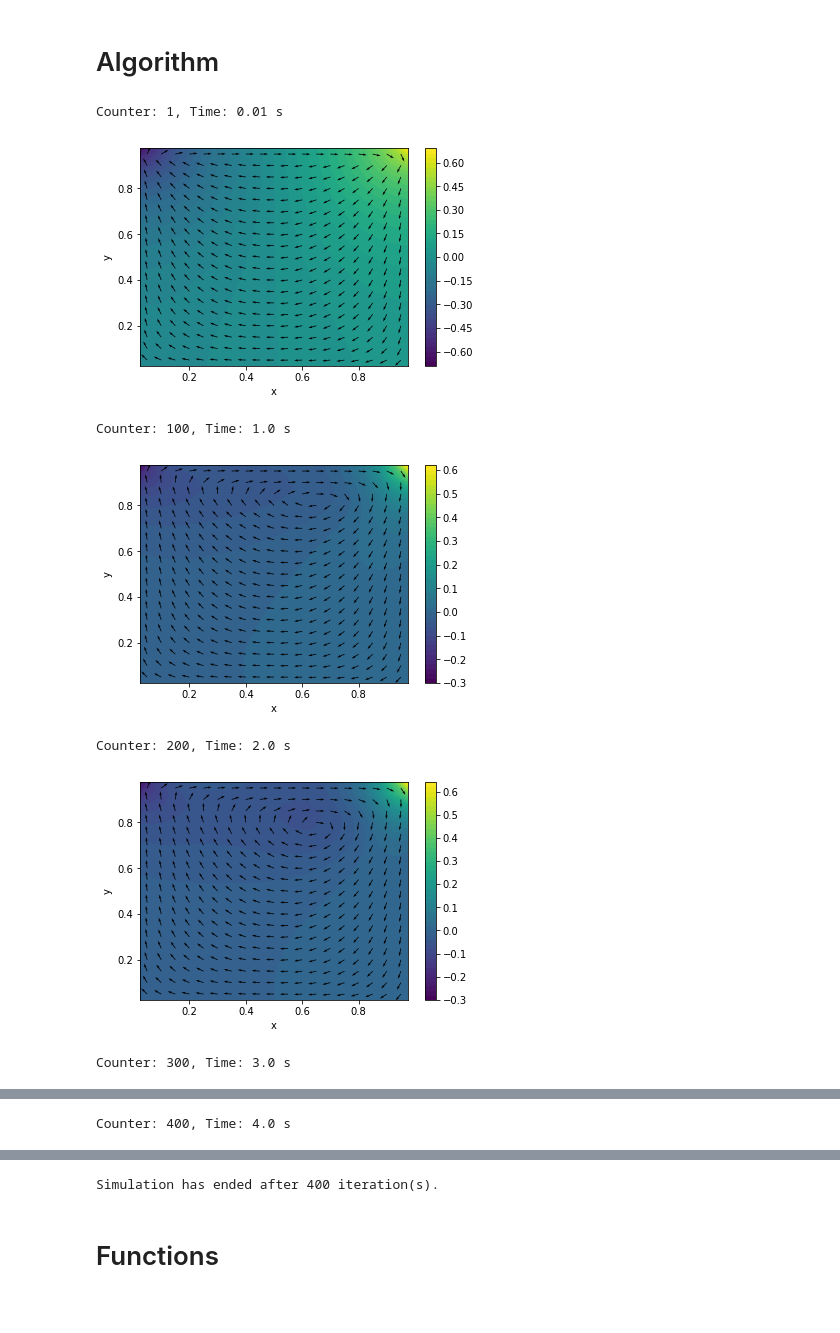
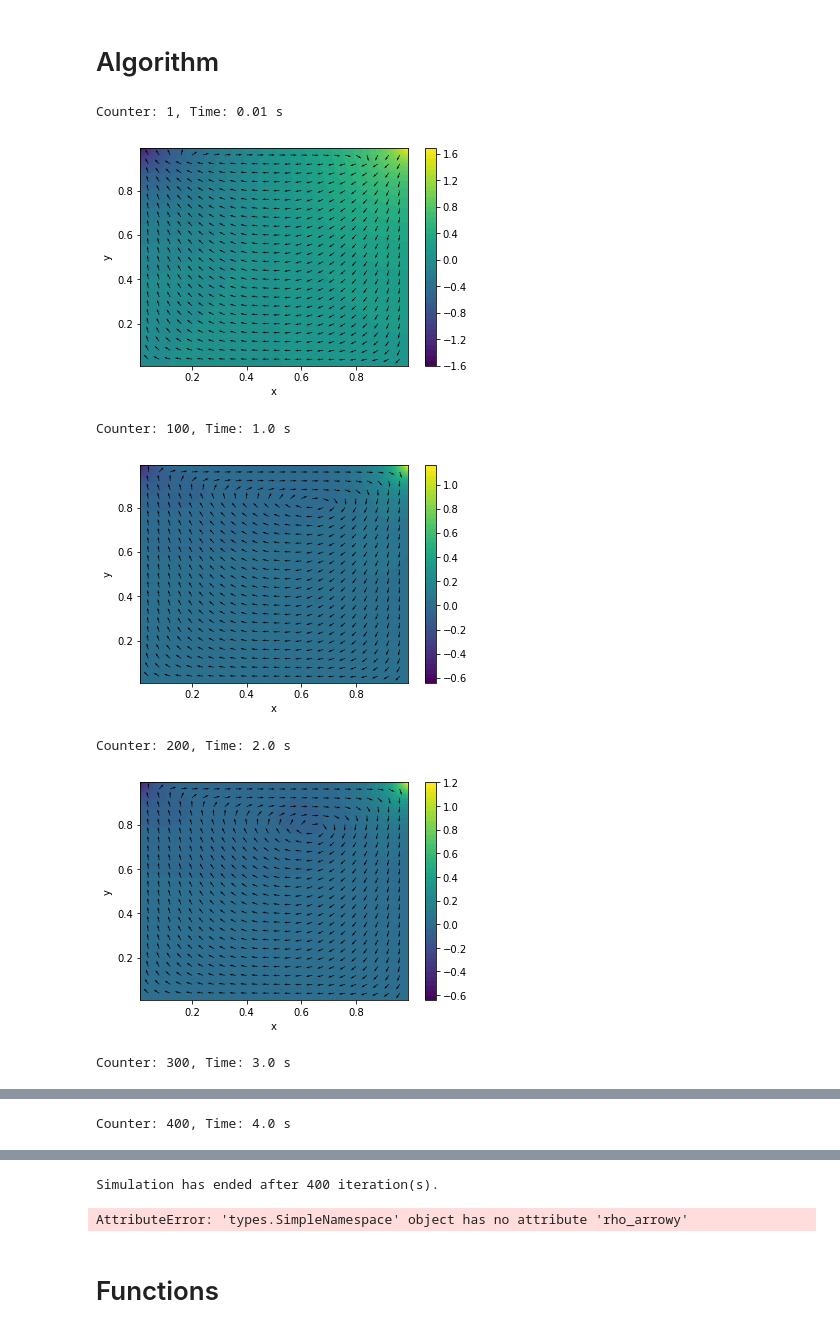
Before and after one commit to VHeusinkveld/2D_Incompressible_NV_Solver-CP4, a Jupyter notebook: navier_stokes.ipynb, the cells around one changed output, grey strips where cells are left out. Cells and saved outputs as stored; diff of their text form; code cells hidden in the pictures.

Commit message:
Added denisty control for arrows in quiver plot, such that they are more clearly visible.

```diff
--- a/navier_stokes.ipynb
+++ b/navier_stokes.ipynb
@@ -17,15 +17,18 @@ from types import SimpleNamespace
 const = SimpleNamespace() # Proposal const -> cst
 par = SimpleNamespace()
 
-const.Re = 1e2     # Reynolds number
-const.dt = 1e-2    # time step
-const.tf = 4e0    # final time
-const.lx = 1       # width of box
-const.ly = 1       # height of box
-const.nx = 20      # number of x-gridpoints
-const.ny = 20    # number of y-gridpoints
+const.Re = 1e2      # Reynolds number
+const.dt = 1e-2     # time step
+const.tf = 4e0      # final time
+const.lx = 1        # width of box
+const.ly = 1        # height of box
+const.nx = 50       # number of x-gridpoints
+const.ny = 50       # number of y-gridpoints
 const.nsteps = 100  # number of steps with graphic output
 
+const.rho_arrow = 20 # Density of arrows in quiver plot per unit length l
+const.rho_arrowx = int(np.max((np.round(const.nx/(const.rho_arrow*const.lx)), 1)))
+const.rho_arrowy = int(np.max((np.round(const.ny/(const.rho_arrow*const.ly)), 1)))
 const.nt = np.ceil(const.tf/const.dt)
 const.dt = const.tf/const.nt;
 
@@ -156,37 +159,40 @@ while loop:
     if counter%const.nsteps==0 or counter == 1:
         print('Counter: ' + str(counter) + ',', 'Time: ' + str(const.dt*counter) + ' s')
         # WIP
         # Add velocity contour arrows and possibly Q
         # Would suggest that we make movies like so:
         # https://stackoverflow.com/questions/44947505/how-to-make-a-movie-out-of-images-in-python
         fig = plt.figure()
         #contour = plt.pcolormesh(X, Y, P.T)
         plt.contourf(X, Y, P.T, 50)
 
         Ue = ave(np.vstack((uW, U, uE)).T, 'v')
         Ue = np.vstack((uS, Ue, uN))
         Ve = ave(np.vstack((vS, V.T, vN)).T, 'v')
         Ve = np.vstack((vW, Ve, vE)).T
         v_len = np.sqrt(Ue**2 + Ve**2)
         Ue[v_len!=0] = Ue[v_len!=0]/v_len[v_len!=0]
         Ve[v_len!=0] = Ve[v_len!=0]/v_len[v_len!=0]
 
         plt.colorbar()
         plt.xlabel('x')
         plt.ylabel('y')
         plt.xlim([np.min(X), np.max(X)])
         plt.ylim([np.min(Y), np.max(Y)])
-        plt.quiver(const.x, const.y, Ue, Ve)
+        plt.quiver(const.x[::const.rho_arrowx],
+                   const.y[::const.rho_arrowy],
+                   Ue[::const.rho_arrowy,::const.rho_arrowx],
+                   Ve[::const.rho_arrowy,::const.rho_arrowx])
         plt.show()
 
     if counter == np.ceil(const.tf/const.dt):
         loop = False
         print('Simulation has ended after ' + str(counter) + ' iteration(s).')
 # %% [output]
 Counter: 1, Time: 0.01 s
-[figure, old version]
+[figure, new version]
 Counter: 100, Time: 1.0 s
-[figure, old version]
+[figure, new version]
 Counter: 200, Time: 2.0 s
-[figure, old version]
+[figure, new version]
 Counter: 300, Time: 3.0 s
@@ -196,4 +202,8 @@ Counter: 400, Time: 4.0 s
 Simulation has ended after 400 iteration(s).
+# %%
+const.rho_arrowy
+# %% [output]
+AttributeError: 'types.SimpleNamespace' object has no attribute 'rho_arrowy'
 # %% [markdown]
 # Functions
 # %%
```
Also changed, not shown: parts of 1 cell of this notebook.
